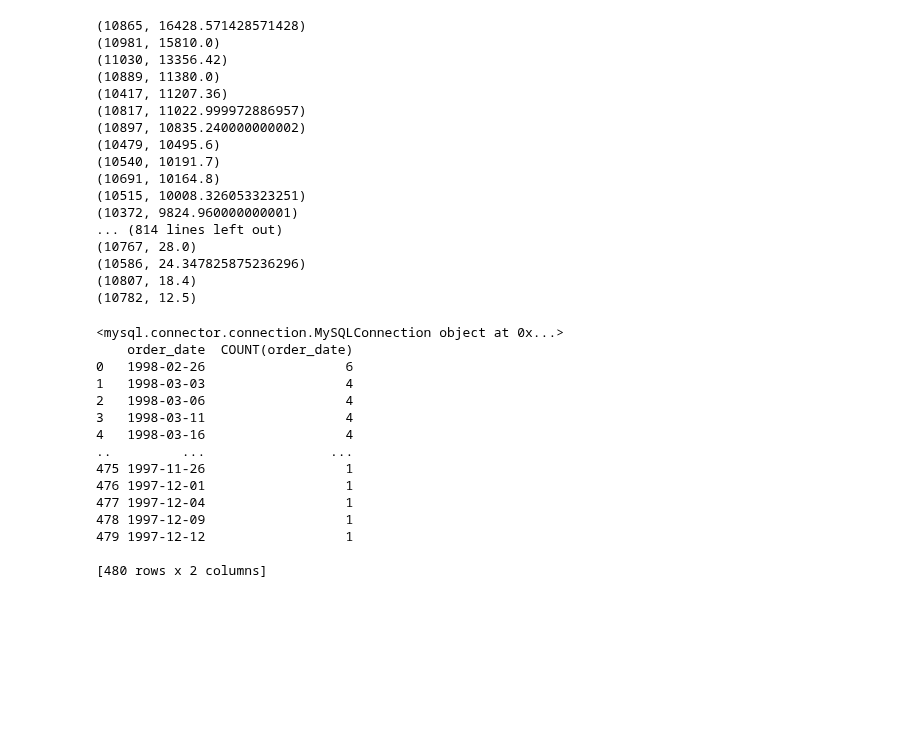
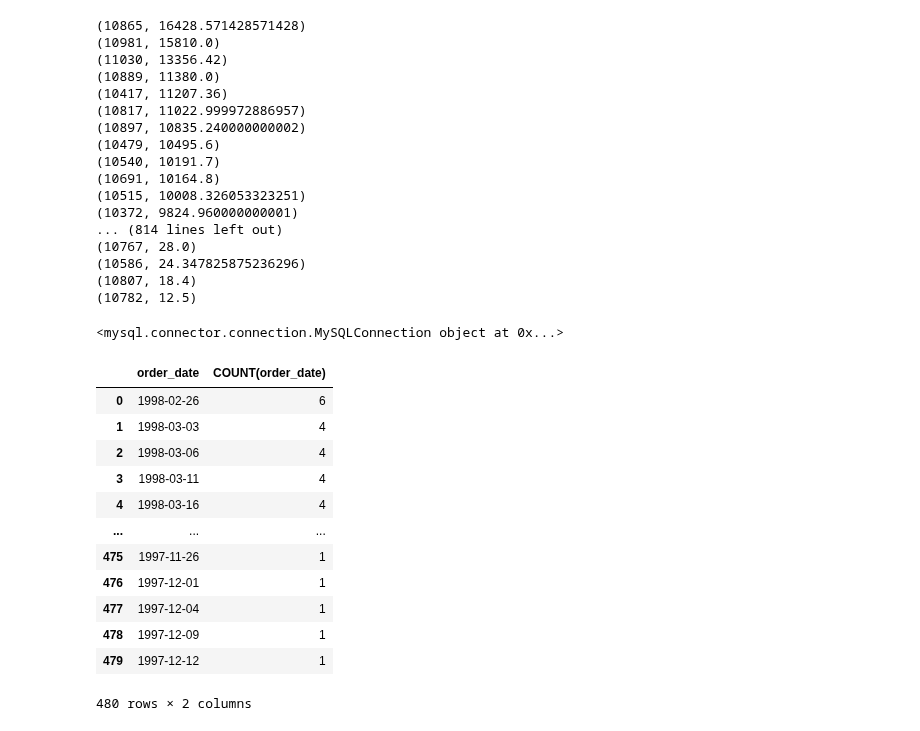
Before and after one commit to Adalab/DA-promo-b-modulo-1-sprint-2-Diana-Vero, a Jupyter notebook: Python/modulo-1-ejercicio-13-sql_python.ipynb, the cells around one changed output. Drawn from its saved outputs; the diff is of its cells as text; code cells hidden in the pictures; blank space fills up the shorter version.

```diff
--- a/Python/modulo-1-ejercicio-13-sql_python.ipynb
+++ b/Python/modulo-1-ejercicio-13-sql_python.ipynb
@@ -172,42 +172,41 @@ for x in mycursor:
 # %%
 # Extraed el números de pedidos que se hayan hecho por dia. Devuelve los resultados en una dataframe.
 
 
 import mysql.connector
 import pandas as pd
 
 cnx = mysql.connector.connect(user='root', password='AlumnaAdalab',
                               host='127.0.0.1',
                               database='northwind')
 
 print(cnx)
 
 
 
 sql = "SELECT order_date, COUNT(order_date) FROM orders GROUP BY order_date ORDER BY COUNT(order_date) DESC;"
 df = pd.read_sql_query(sql, cnx)
-print (df)
+display (df)
 #Lo siguiente es un wrap up que funciona tanto con una tabla como con una consulta SQL.
 #pd.read_sql(sql, cnx)
 
 #Cerramos la conexion
 cnx.close()
 # %% [output]
 <mysql.connector.connection.MySQLConnection object at 0x...>
-    order_date  COUNT(order_date)
-0   1998-02-26                  6
-1   1998-03-03                  4
-2   1998-03-06                  4
-3   1998-03-11                  4
-4   1998-03-16                  4
-..         ...                ...
-475 1997-11-26                  1
-476 1997-12-01                  1
-477 1997-12-04                  1
-478 1997-12-09                  1
-479 1997-12-12                  1
-
-[480 rows x 2 columns]
+|  | order_date | COUNT(order_date) |
+| 0 | 1998-02-26 | 6 |
+| 1 | 1998-03-03 | 4 |
+| 2 | 1998-03-06 | 4 |
+| 3 | 1998-03-11 | 4 |
+| 4 | 1998-03-16 | 4 |
+| ... | ... | ... |
+| 475 | 1997-11-26 | 1 |
+| 476 | 1997-12-01 | 1 |
+| 477 | 1997-12-04 | 1 |
+| 478 | 1997-12-09 | 1 |
+| 479 | 1997-12-12 | 1 |
+480 rows × 2 columns
 # %%
 # Extraer los pedidos hechos por "Nancy Daviolo". Tendréis que hacer una subquery.
 
```
Also changed, not shown: parts of 1 cell of this notebook.
